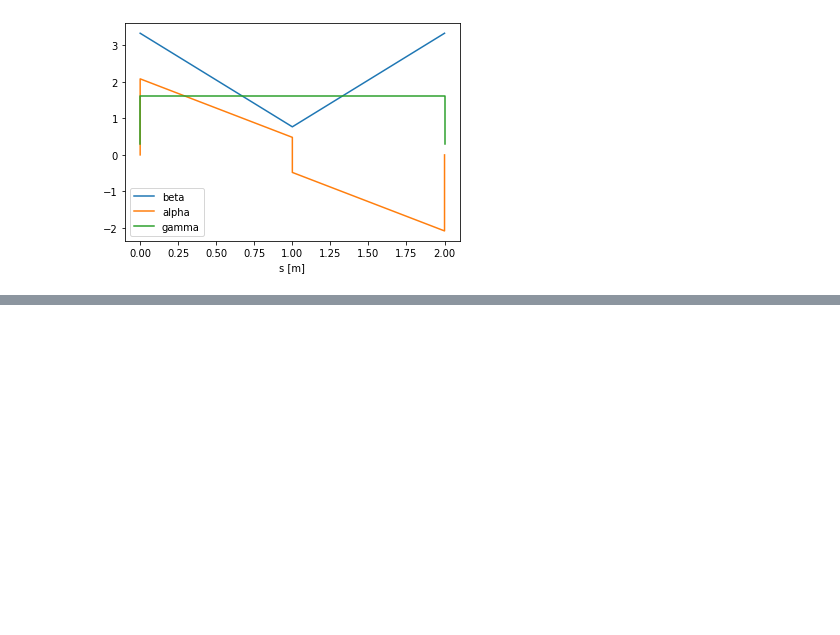
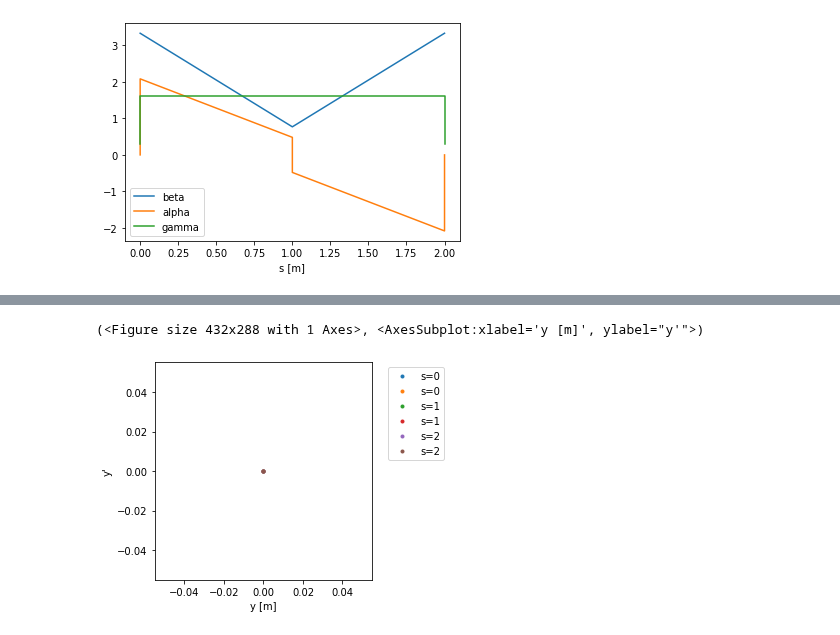
Before and after one commit to loiccoyle/pyaccelerator, a Jupyter notebook: noteboooks/plotting.ipynb, the cells around one changed output, grey strips where cells are left out. Saved outputs shown, nothing was run; the diff lists cells and outputs as text; code cells hidden in the pictures; blank space fills up the shorter version.

```diff
--- a/noteboooks/plotting.ipynb
+++ b/noteboooks/plotting.ipynb
@@ -67,0 +87,5 @@ transported_distribution.plot()
+# %%
+FODO.transport([1, 0, 0, 0, 0]).plot(style='phasespace', plane='v')
+# %% [output]
+(<Figure size 432x288 with 1 Axes>, <AxesSubplot:xlabel='y [m]', ylabel="y'">)
+[figure, added]
```
Also changed, not shown: parts of 3 cells of this notebook, 2 other files.
